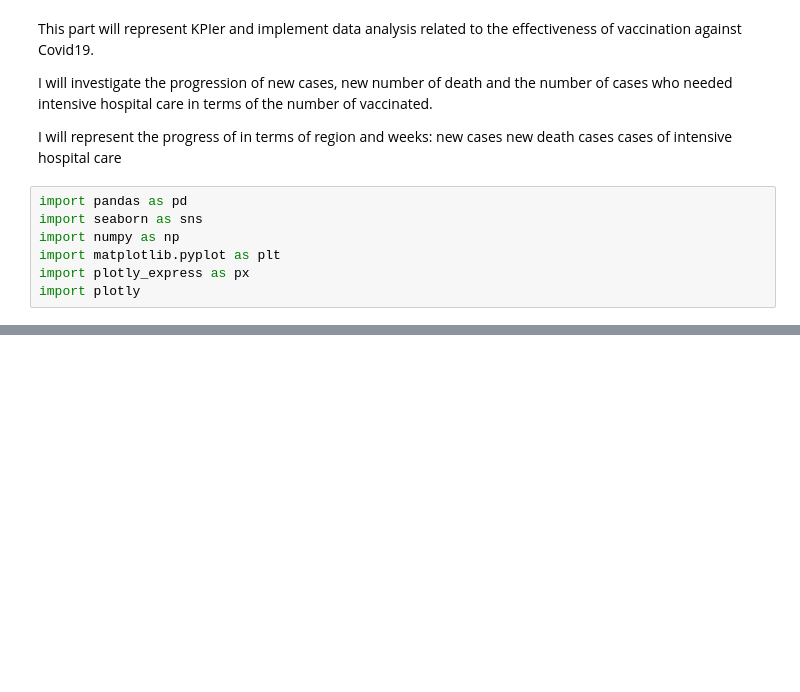
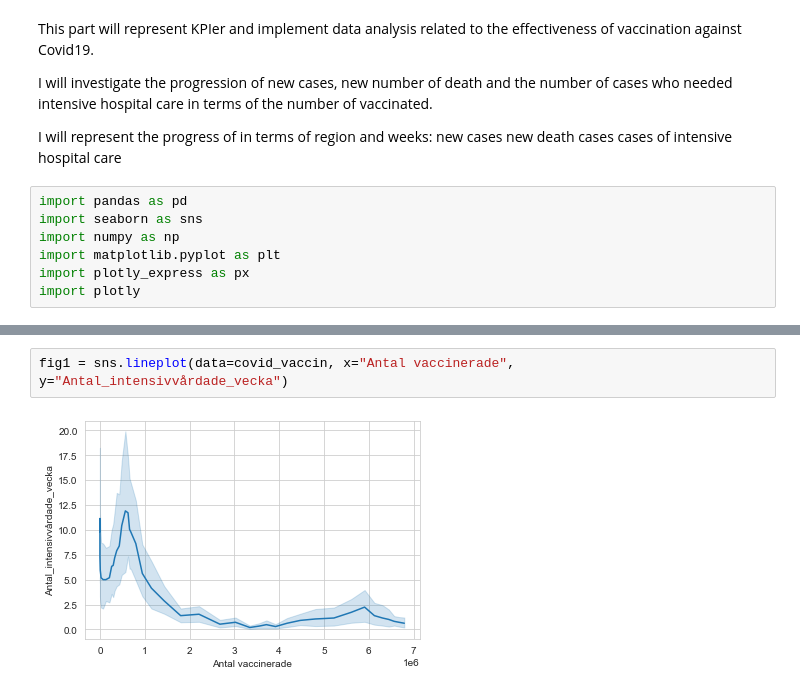
Before and after one commit to AmalDerbali/Databehandling_AmalDerbali, a Jupyter notebook: Lab/Covid_labb.ipynb, the cells around one changed output, grey strips where cells are left out. Cells and saved outputs as stored; diff of their text form; blank space fills up the shorter version.

```diff
--- a/Lab/Covid_labb.ipynb
+++ b/Lab/Covid_labb.ipynb
@@ -373,0 +496,4 @@ covid_region
+# %%
+fig1 = sns.lineplot(data=covid_vaccin, x="Antal vaccinerade", y="Antal_intensivvårdade_vecka")
+# %% [output]
+[figure, added]
```
Also changed, not shown: parts of 12 cells of this notebook, 7 other files.
